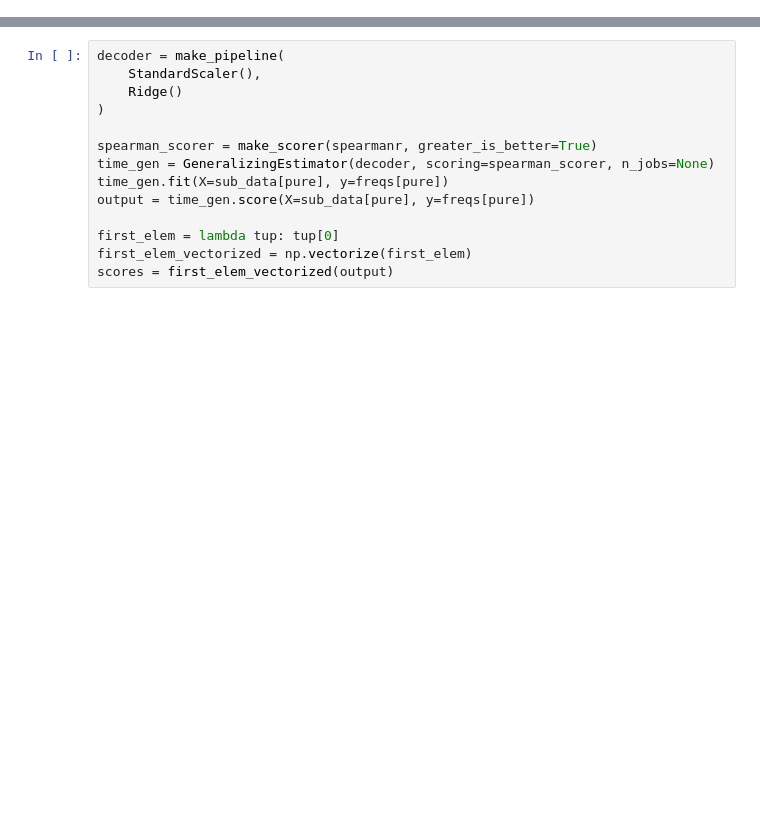
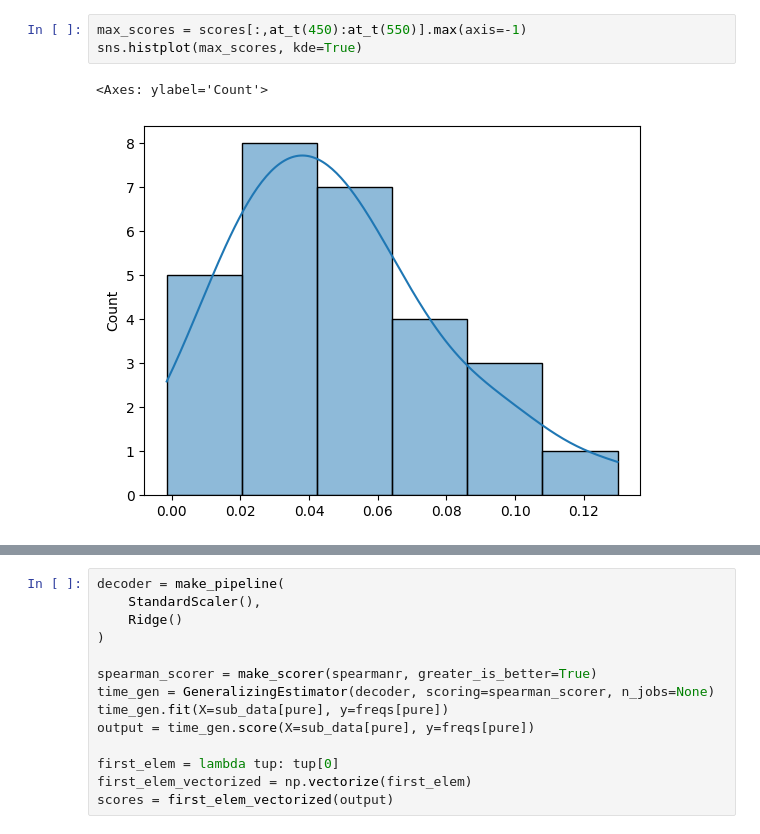
Before and after one commit to isaackrementsov/glysn-meg-analysis, a Jupyter notebook: meg_analysis_streamlined.ipynb, the cells around one changed output, grey strips where cells are left out. Cells and saved outputs as stored; diff of their text form; blank space fills up the shorter version.

```diff
--- a/meg_analysis_streamlined.ipynb
+++ b/meg_analysis_streamlined.ipynb
@@ -142,0 +299,6 @@ Text(0, 0.5, 'Spearman correlation')
+# %%
+max_scores = scores[:,at_t(450):at_t(550)].max(axis=-1)
+sns.histplot(max_scores, kde=True)
+# %% [output]
+<Axes: ylabel='Count'>
+[figure, added]
```
Also changed, not shown: parts of 19 cells of this notebook, 3 other files.
